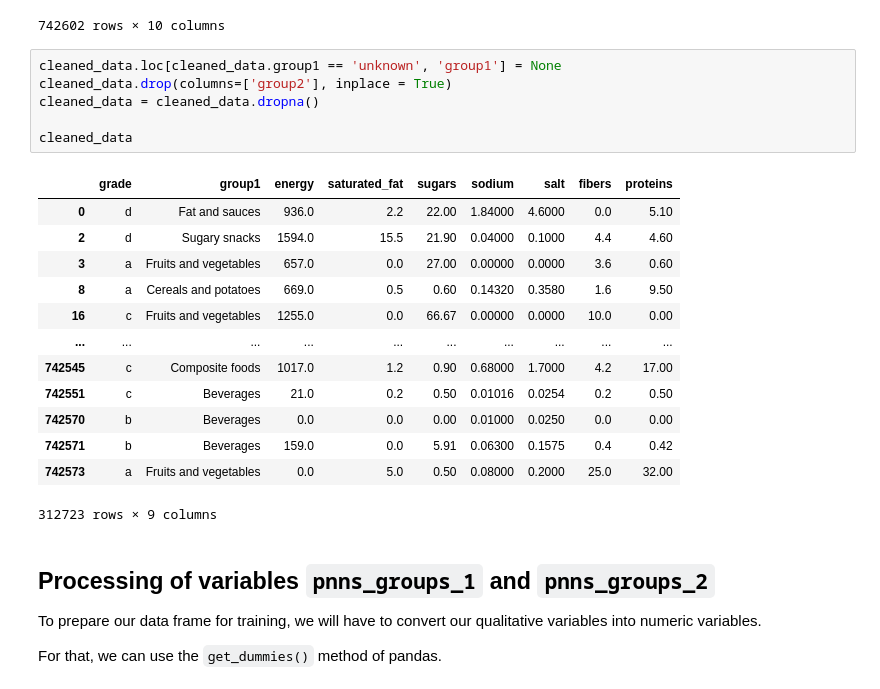
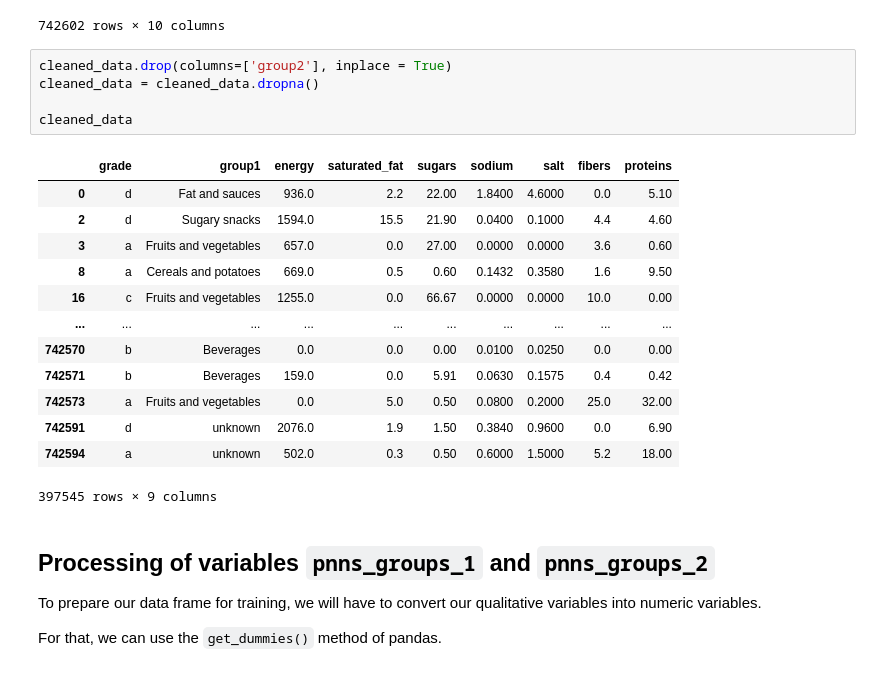
Before and after one commit to mickaelandrieu/nutriscore-app, a Jupyter notebook: notebooks/feature_encoding_and_selection.ipynb, the cells around one changed output. Drawn from its saved outputs; the diff is of its cells as text.

```diff
--- a/notebooks/feature_encoding_and_selection.ipynb
+++ b/notebooks/feature_encoding_and_selection.ipynb
@@ -23,25 +23,24 @@ cleaned_data
 | 742601 | a | Fish Meat Eggs | Meat | 548.0 | 2.3 | 0.0 | 0.072 | 0.18 | NaN | 21.5 |
 742602 rows × 10 columns
 # %%
-cleaned_data.loc[cleaned_data.group1 == 'unknown', 'group1'] = None
 cleaned_data.drop(columns=['group2'], inplace = True)
 cleaned_data = cleaned_data.dropna()
 
 cleaned_data
 # %% [output]
 |  | grade | group1 | energy | saturated_fat | sugars | sodium | salt | fibers | proteins |
-| 0 | d | Fat and sauces | 936.0 | 2.2 | 22.00 | 1.84000 | 4.6000 | 0.0 | 5.10 |
-| 2 | d | Sugary snacks | 1594.0 | 15.5 | 21.90 | 0.04000 | 0.1000 | 4.4 | 4.60 |
-| 3 | a | Fruits and vegetables | 657.0 | 0.0 | 27.00 | 0.00000 | 0.0000 | 3.6 | 0.60 |
-| 8 | a | Cereals and potatoes | 669.0 | 0.5 | 0.60 | 0.14320 | 0.3580 | 1.6 | 9.50 |
-| 16 | c | Fruits and vegetables | 1255.0 | 0.0 | 66.67 | 0.00000 | 0.0000 | 10.0 | 0.00 |
+| 0 | d | Fat and sauces | 936.0 | 2.2 | 22.00 | 1.8400 | 4.6000 | 0.0 | 5.10 |
+| 2 | d | Sugary snacks | 1594.0 | 15.5 | 21.90 | 0.0400 | 0.1000 | 4.4 | 4.60 |
+| 3 | a | Fruits and vegetables | 657.0 | 0.0 | 27.00 | 0.0000 | 0.0000 | 3.6 | 0.60 |
+| 8 | a | Cereals and potatoes | 669.0 | 0.5 | 0.60 | 0.1432 | 0.3580 | 1.6 | 9.50 |
+| 16 | c | Fruits and vegetables | 1255.0 | 0.0 | 66.67 | 0.0000 | 0.0000 | 10.0 | 0.00 |
 | ... | ... | ... | ... | ... | ... | ... | ... | ... | ... |
-| 742545 | c | Composite foods | 1017.0 | 1.2 | 0.90 | 0.68000 | 1.7000 | 4.2 | 17.00 |
-| 742551 | c | Beverages | 21.0 | 0.2 | 0.50 | 0.01016 | 0.0254 | 0.2 | 0.50 |
-| 742570 | b | Beverages | 0.0 | 0.0 | 0.00 | 0.01000 | 0.0250 | 0.0 | 0.00 |
-| 742571 | b | Beverages | 159.0 | 0.0 | 5.91 | 0.06300 | 0.1575 | 0.4 | 0.42 |
-| 742573 | a | Fruits and vegetables | 0.0 | 5.0 | 0.50 | 0.08000 | 0.2000 | 25.0 | 32.00 |
+| 742570 | b | Beverages | 0.0 | 0.0 | 0.00 | 0.0100 | 0.0250 | 0.0 | 0.00 |
+| 742571 | b | Beverages | 159.0 | 0.0 | 5.91 | 0.0630 | 0.1575 | 0.4 | 0.42 |
+| 742573 | a | Fruits and vegetables | 0.0 | 5.0 | 0.50 | 0.0800 | 0.2000 | 25.0 | 32.00 |
+| 742591 | d | unknown | 2076.0 | 1.9 | 1.50 | 0.3840 | 0.9600 | 0.0 | 6.90 |
+| 742594 | a | unknown | 502.0 | 0.3 | 0.50 | 0.6000 | 1.5000 | 5.2 | 18.00 |
-312723 rows × 9 columns
+397545 rows × 9 columns
 # %% [markdown]
 ## Processing of variables `pnns_groups_1` and `pnns_groups_2`
 
```
Also changed, not shown: parts of 9 cells of this notebook, 11 other files.
